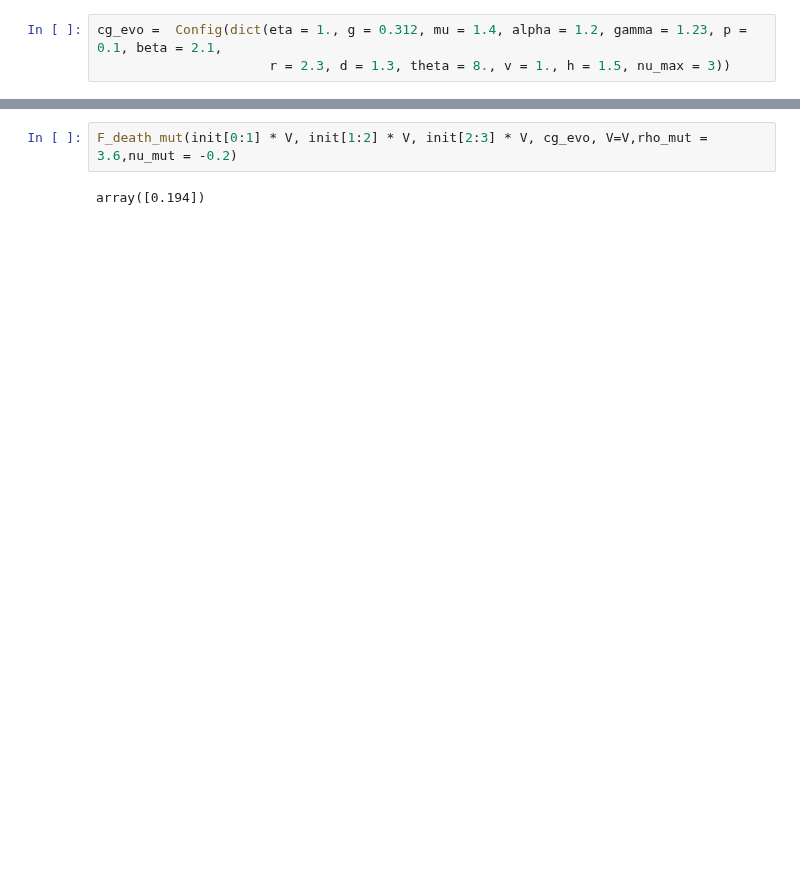
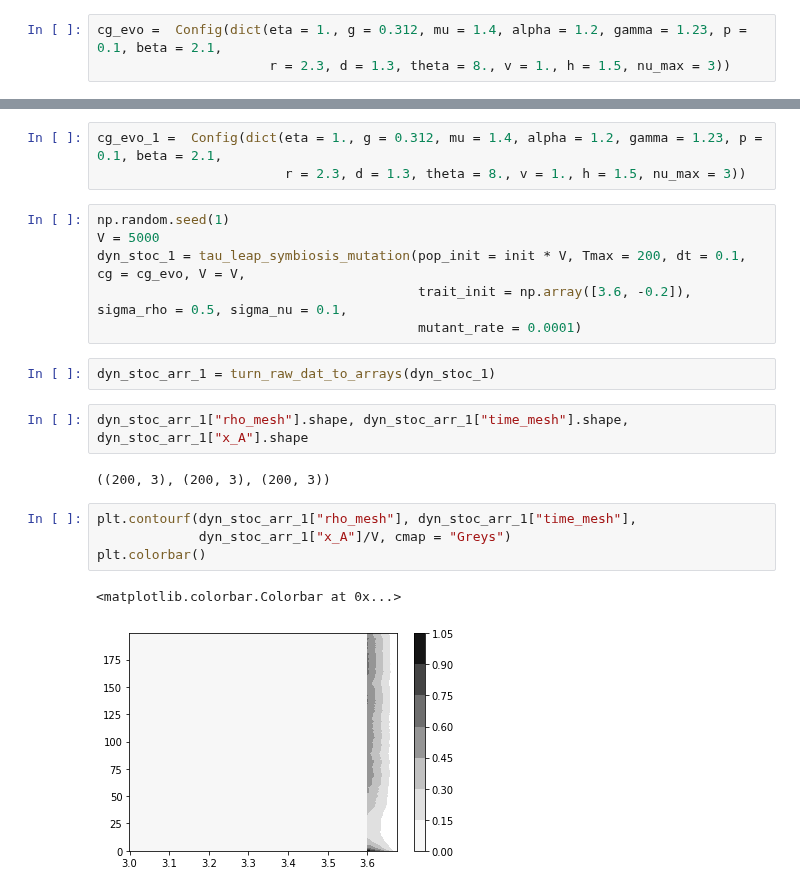
Before and after one commit to linh-phuong/symbiosis_3D_tradeoff, a Jupyter notebook: symbiosis_3D_tradeoff.ipynb, the cells around one changed output, grey strips where cells are left out. Cells and saved outputs as stored; diff of their text form; blank space fills up the shorter version.

Commit message:
tau leap simulations

```diff
--- a/symbiosis_3D_tradeoff.ipynb
+++ b/symbiosis_3D_tradeoff.ipynb
@@ -267,4 +248,22 @@ array([0.194 , 2.576 , 0.5972])
-# %%
-F_death_mut(init[0:1] * V, init[1:2] * V, init[2:3] * V, cg_evo, V=V,rho_mut = 3.6,nu_mut = -0.2)
-# %% [output]
-array([0.194])
+# %%
+cg_evo_1 =  Config(dict(eta = 1., g = 0.312, mu = 1.4, alpha = 1.2, gamma = 1.23, p = 0.1, beta = 2.1,
+                        r = 2.3, d = 1.3, theta = 8., v = 1., h = 1.5, nu_max = 3))
+# %%
+np.random.seed(1)
+V = 5000
+dyn_stoc_1 = tau_leap_symbiosis_mutation(pop_init = init * V, Tmax = 200, dt = 0.1, cg = cg_evo, V = V,
+                                         trait_init = np.array([3.6, -0.2]), sigma_rho = 0.5, sigma_nu = 0.1,
+                                         mutant_rate = 0.0001)
+# %%
+dyn_stoc_arr_1 = turn_raw_dat_to_arrays(dyn_stoc_1)
+# %%
+dyn_stoc_arr_1["rho_mesh"].shape, dyn_stoc_arr_1["time_mesh"].shape, dyn_stoc_arr_1["x_A"].shape
+# %% [output]
+((200, 3), (200, 3), (200, 3))
+# %%
+plt.contourf(dyn_stoc_arr_1["rho_mesh"], dyn_stoc_arr_1["time_mesh"],
+             dyn_stoc_arr_1["x_A"]/V, cmap = "Greys")
+plt.colorbar()
+# %% [output]
+<matplotlib.colorbar.Colorbar at 0x...>
+[figure, added]
```
Also changed, not shown: parts of 10 cells of this notebook.
